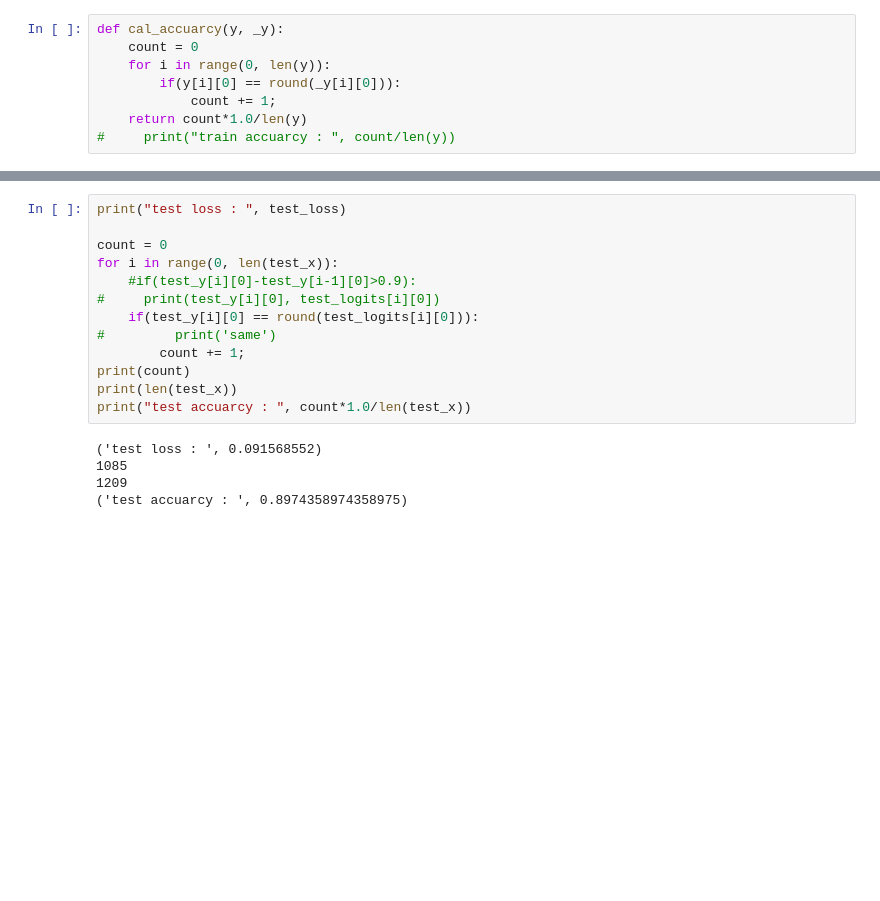
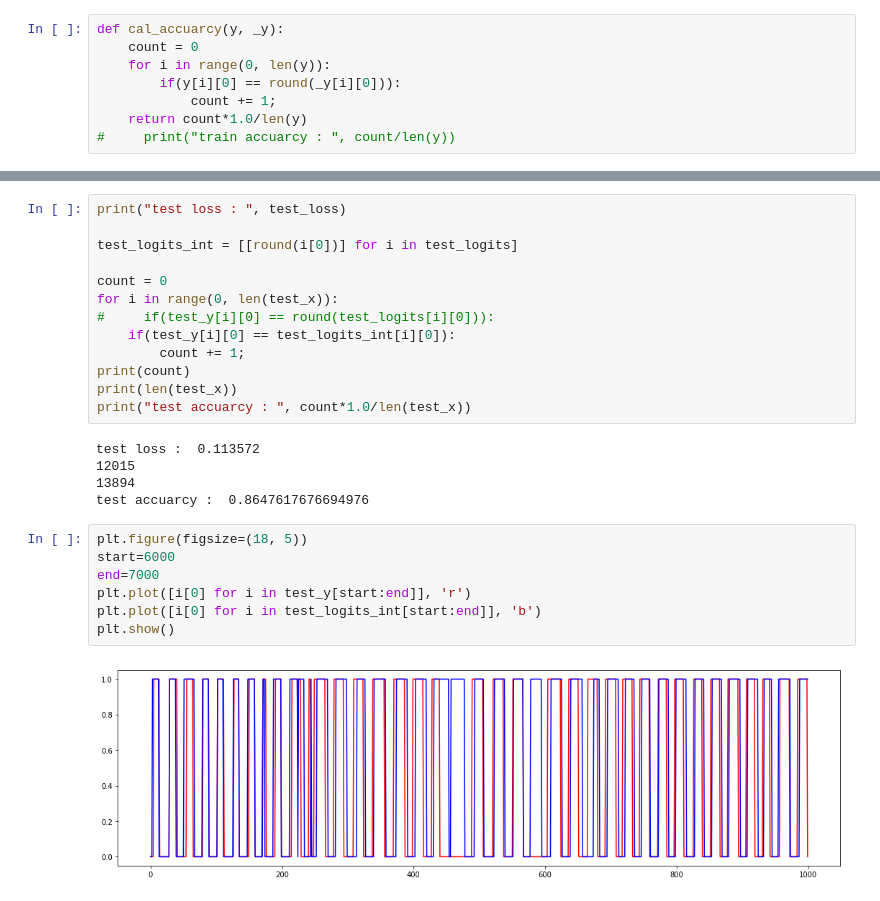
Before and after one commit to czyi/StepCounting, a Jupyter notebook: lstm_error_metric.ipynb, the cells around one changed output, grey strips where cells are left out. Saved outputs shown, nothing was run; the diff lists cells and outputs as text; blank space fills up the shorter version.

```diff
--- a/lstm_error_metric.ipynb
+++ b/lstm_error_metric.ipynb
@@ -310,21 +312,30 @@ print(test_logits)
 # %%
 print("test loss : ", test_loss)
 
+test_logits_int = [[round(i[0])] for i in test_logits]
+
 count = 0
 for i in range(0, len(test_x)):
-    #if(test_y[i][0]-test_y[i-1][0]>0.9):
-#     print(test_y[i][0], test_logits[i][0])
-    if(test_y[i][0] == round(test_logits[i][0])):
-#         print('same')
+#     if(test_y[i][0] == round(test_logits[i][0])):
+    if(test_y[i][0] == test_logits_int[i][0]):
         count += 1;
 print(count)
 print(len(test_x))
 print("test accuarcy : ", count*1.0/len(test_x))
 # %% [output]
-('test loss : ', 0.091568552)
-1085
-1209
-('test accuarcy : ', 0.8974358974358975)
+test loss :  0.113572
+12015
+13894
+test accuarcy :  0.8647617676694976
+# %%
+plt.figure(figsize=(18, 5))
+start=6000
+end=7000
+plt.plot([i[0] for i in test_y[start:end]], 'r')
+plt.plot([i[0] for i in test_logits_int[start:end]], 'b')
+plt.show()
+# %% [output]
+[figure, added]
 # %%
 #test_y      [[0], [0], [1]]
 #test_logits
```
Also changed, not shown: parts of 24 cells of this notebook, 18 other files.
